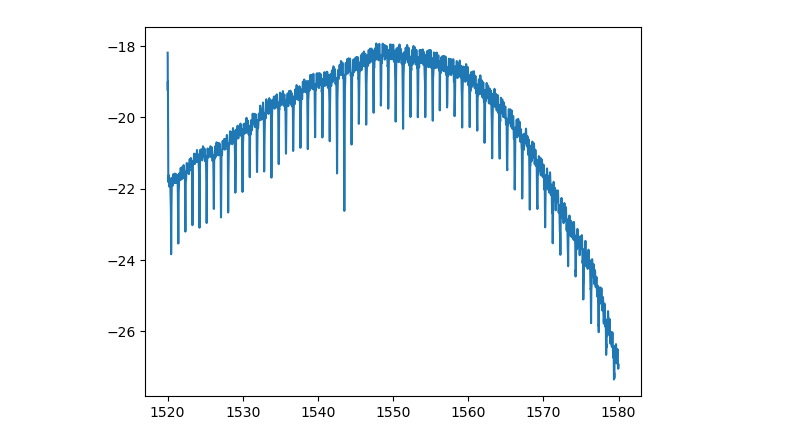
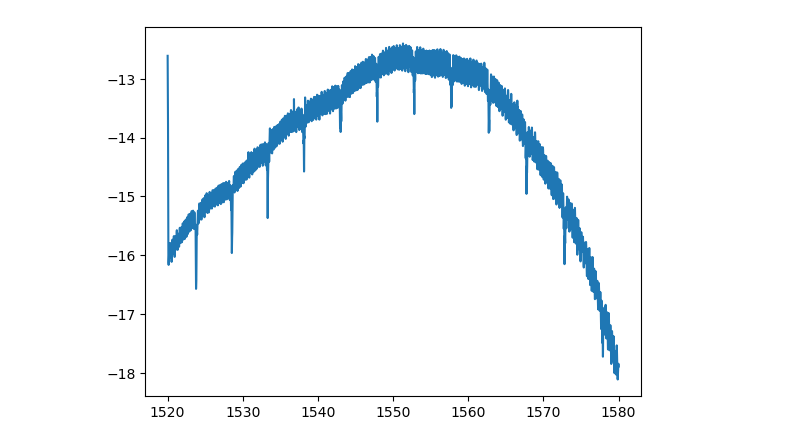
Before and after one commit to tdasanjh/team-chip-project, a Jupyter notebook: data_analysis/data_analysis_notebook.ipynb, the cells around one changed output. Cells and saved outputs as stored; diff of their text form; code cells hidden in the pictures.

```diff
--- a/data_analysis/data_analysis_notebook.ipynb
+++ b/data_analysis/data_analysis_notebook.ipynb
@@ -2,11 +2,11 @@
 import data_analysis_funcs as daf
 import matplotlib.pyplot as plt
 # %%
-data_analyse_file="sg_rr_100_030 2023-12-08 16-08-32.csv"
+data_analyse_file="sg_rr_20_025 2023-12-13 17-59-26.csv"
 wvlen_array,pow_array=daf.get_wavlen_and_pow_arrays(data_analyse_file)
 daf.plot_visualise(wvlen_array,pow_array, full_range=True)
 # %% [output]
-[figure, old version]
+[figure, new version]
 # %%
 start_point_index=1000
 end_point_index=5001
```
Also changed, not shown: parts of 3 cells of this notebook, 1 other file.
